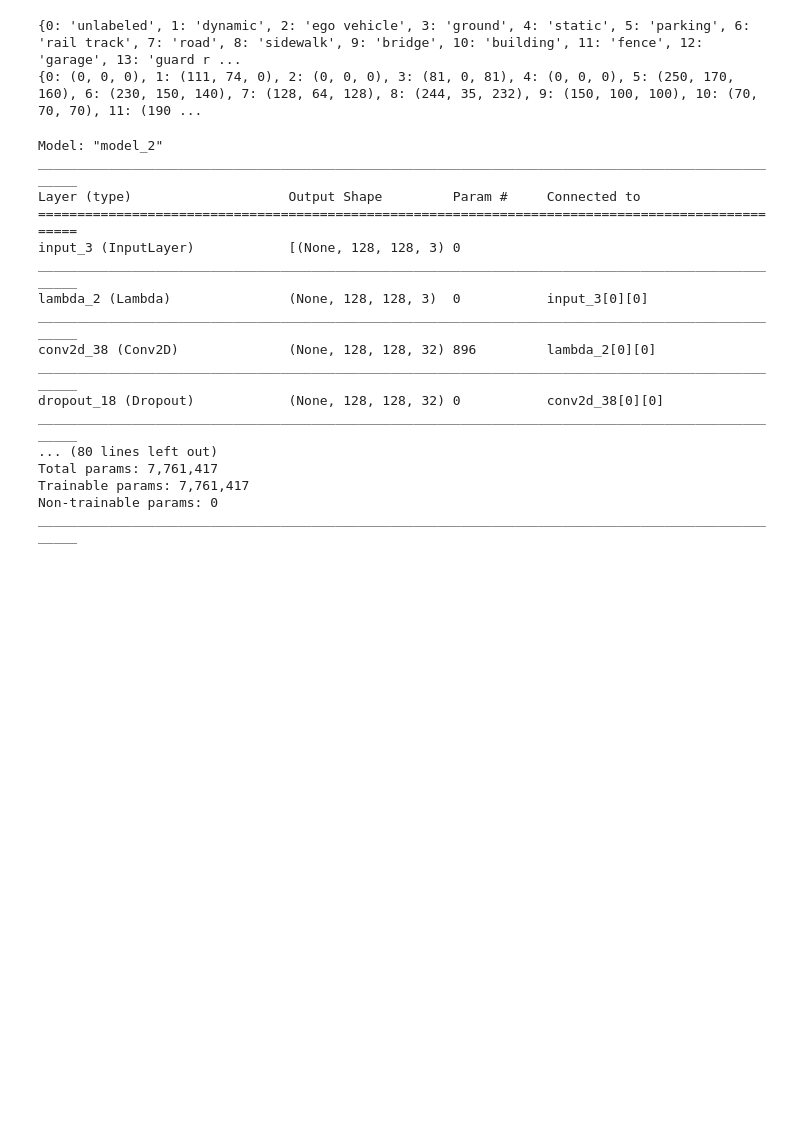
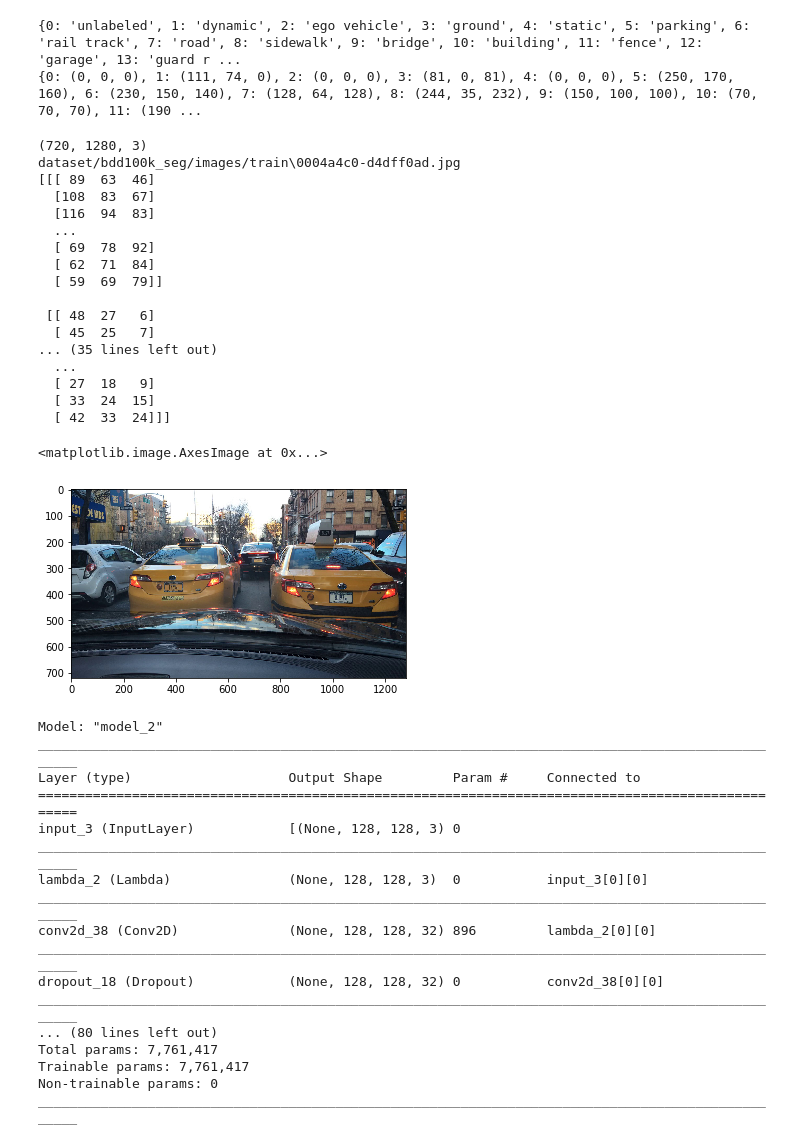
Before and after one commit to Eashwar-S/Semantic_Segmentation, a Jupyter notebook: MulticlassUnet1.ipynb, the cells around one changed output. Drawn from its saved outputs; the diff is of its cells as text; code cells hidden in the pictures; blank space fills up the shorter version.

```diff
--- a/MulticlassUnet1.ipynb
+++ b/MulticlassUnet1.ipynb
@@ -59,6 +59,34 @@ for filename in glob.glob('dataset/bdd100k_seg/images/train/*.jpg'):
 
 for filename in glob.glob('dataset/bdd100k_seg/color_labels/train/*.png'):
     trainingMasksNames.append(filename)
+# %%
+img = cv2.imread(trainingImagesNames[0])
+print(img.shape)
+print(trainingImagesNames[0])
+# cv2.imshow('test',img)
+# cv2.imwrite('test.png',img)
+print(img)
+plt.imshow(cv2.cvtColor(img, cv2.COLOR_BGR2RGB))
+# %% [output]
+(720, 1280, 3)
+dataset/bdd100k_seg/images/train\0004a4c0-d4dff0ad.jpg
+[[[ 89  63  46]
+  [108  83  67]
+  [116  94  83]
+  ...
+  [ 69  78  92]
+  [ 62  71  84]
+  [ 59  69  79]]
+
+ [[ 48  27   6]
+  [ 45  25   7]
+... (35 lines left out)
+  ...
+  [ 27  18   9]
+  [ 33  24  15]
+  [ 42  33  24]]]
+<matplotlib.image.AxesImage at 0x...>
+[figure, added]
 # %%
 validationImagesNames = []
 validationMasksNames = []
```
Also changed, not shown: parts of 3 cells of this notebook.
